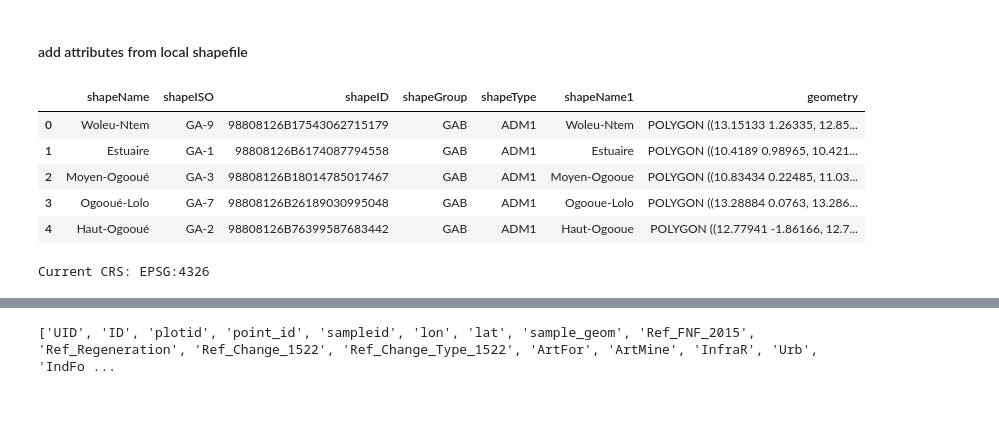
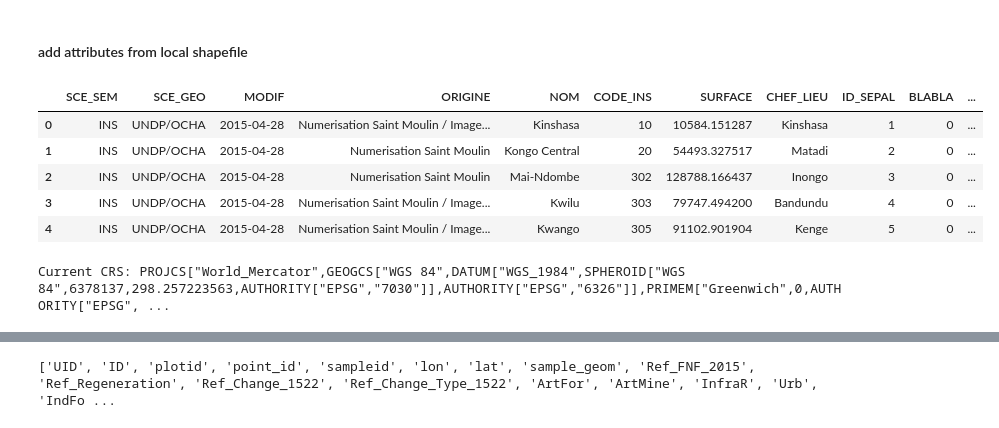
Before and after one commit to aurelgrooves/CAFI_DDD, a Jupyter notebook: snippets/add attributes from raster or polygon.ipynb, the cells around one changed output, grey strips where cells are left out. Cells and saved outputs as stored; diff of their text form; code cells hidden in the pictures.

```diff
--- a/snippets/add attributes from raster or polygon.ipynb
+++ b/snippets/add attributes from raster or polygon.ipynb
@@ -54,20 +57,20 @@ gdf = geopandas.GeoDataFrame(
 # %% [markdown]
 #### add attributes from local shapefile
 # %%
-#poly = "/home/sepal-user/data/admin/RDC_Province_26.shp"
+poly = "/home/sepal-user/data/admin/RDC_Province_26.shp"
 #poly = "/home/sepal-user/data/admin/RCA_adm1_itos.shp"
 #poly = "/home/sepal-user/data/admin/cmr_admbnda_adm1_inc_20180104.shp"
 #poly = "/home/sepal-user/data/admin/geoBoundaries-GNQ-ADM1.shp"
-poly = "/home/sepal-user/data/admin/geoBoundaries-GAB-ADM1.shp"
+#poly = "/home/sepal-user/data/admin/geoBoundaries-GAB-ADM1.shp"
 # Read file using gpd.read_file()
 poly_shp = gpd.read_file(poly)
 poly_shp.head()
 # %% [output]
-|  | shapeName | shapeISO | shapeID | shapeGroup | shapeType | shapeName1 | geometry |
-| 0 | Woleu-Ntem | GA-9 | 98808126B17543062715179 | GAB | ADM1 | Woleu-Ntem | POLYGON ((13.15133 1.26335, 12.85... |
-| 1 | Estuaire | GA-1 | 98808126B6174087794558 | GAB | ADM1 | Estuaire | POLYGON ((10.4189 0.98965, 10.421... |
-| 2 | Moyen-Ogooué | GA-3 | 98808126B18014785017467 | GAB | ADM1 | Moyen-Ogooue | POLYGON ((10.83434 0.22485, 11.03... |
-| 3 | Ogooué-Lolo | GA-7 | 98808126B26189030995048 | GAB | ADM1 | Ogooue-Lolo | POLYGON ((13.28884 0.0763, 13.286... |
-| 4 | Haut-Ogooué | GA-2 | 98808126B76399587683442 | GAB | ADM1 | Haut-Ogooue | POLYGON ((12.77941 -1.86166, 12.7... |
+|  | SCE_SEM | SCE_GEO | MODIF | ORIGINE | NOM | CODE_INS | SURFACE | CHEF_LIEU | ID_SEPAL | BLABLA | ... |
+| 0 | INS | UNDP/OCHA | 2015-04-28 | Numerisation Saint Moulin / Image... | Kinshasa | 10 | 10584.151287 | Kinshasa | 1 | 0 | ... |
+| 1 | INS | UNDP/OCHA | 2015-04-28 | Numerisation Saint Moulin | Kongo Central | 20 | 54493.327517 | Matadi | 2 | 0 | ... |
+| 2 | INS | UNDP/OCHA | 2015-04-28 | Numerisation Saint Moulin | Mai-Ndombe | 302 | 128788.166437 | Inongo | 3 | 0 | ... |
+| 3 | INS | UNDP/OCHA | 2015-04-28 | Numerisation Saint Moulin / Image... | Kwilu | 303 | 79747.494200 | Bandundu | 4 | 0 | ... |
+| 4 | INS | UNDP/OCHA | 2015-04-28 | Numerisation Saint Moulin / Image... | Kwango | 305 | 91102.901904 | Kenge | 5 | 0 | ... |
 # %%
 #admin_name = 'ADM1_FR'
@@ -80,7 +83,7 @@ new_name = 'Province'
 poly_crs = poly_shp.crs
 print("Current CRS:", poly_crs)
 # %% [output]
-Current CRS: EPSG:4326
+Current CRS: PROJCS["World_Mercator",GEOGCS["WGS 84",DATUM["WGS_1984",SPHEROID["WGS 84",6378137,298.257223563,AUTHORITY["EPSG","7030"]],AUTHORITY["EPSG","6326"]],PRIMEM["Greenwich",0,AUTHORITY["EPSG", ...
 # %%
 #poly_shp = poly_shp.to_crs(gdf.crs)
 # %%
```
Also changed, not shown: parts of 33 cells of this notebook.
